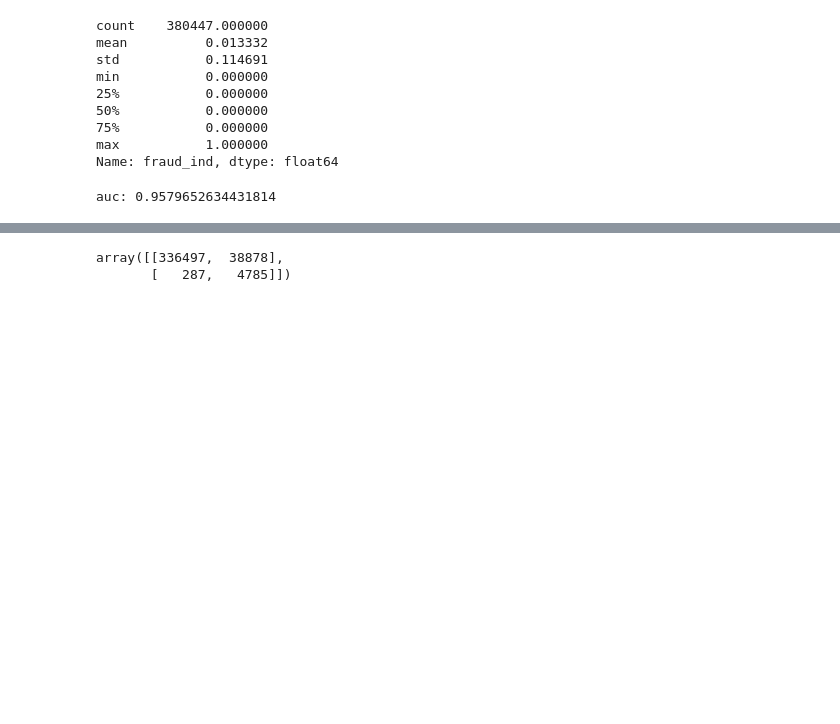
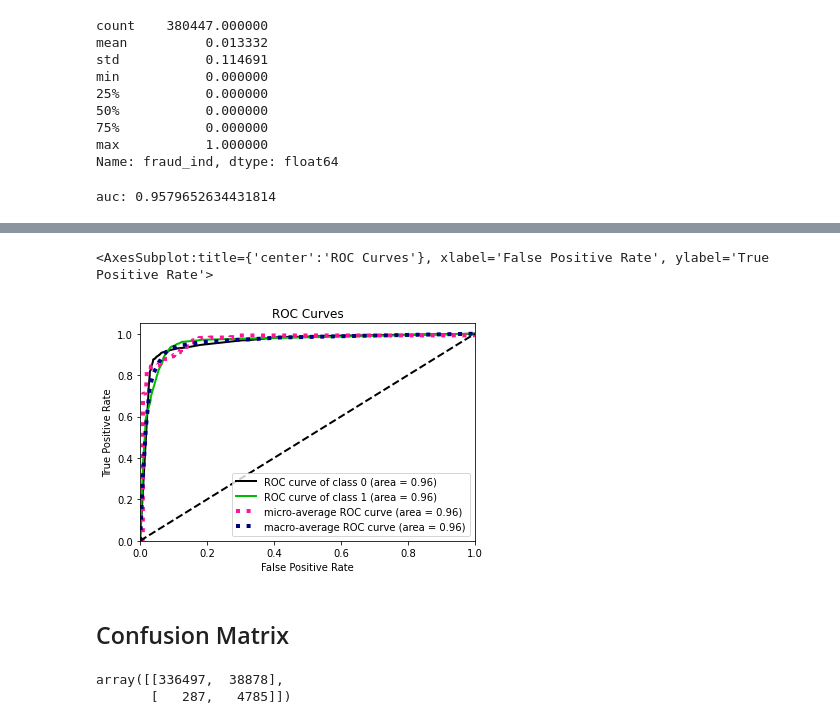
Before and after one commit to kenttw/kent-ai-learning-notebook, a Jupyter notebook: Machine_Learning_Exercise/CreditCard/SimpleModel_LightGBM.ipynb, the cells around one changed output, grey strips where cells are left out. Drawn from its saved outputs; the diff is of its cells as text; code cells hidden in the pictures; blank space fills up the shorter version.

```diff
--- a/Machine_Learning_Exercise/CreditCard/SimpleModel_LightGBM.ipynb
+++ b/Machine_Learning_Exercise/CreditCard/SimpleModel_LightGBM.ipynb
@@ -250,3 +245,19 @@ auc: 0.9579652634431814
+# %%
+import scikitplot as skplt
+
+# be carefule the stacking must be correct XD!!!
+y_pred_2_class = []
+
+for p in y_pred :
+    y_pred_2_class.append([1-p,p])
+y_pred_2_class = np.array(y_pred_2_class)
+
+skplt.metrics.plot_roc(y_test, y_pred_2_class)
+# %% [output]
+<AxesSubplot:title={'center':'ROC Curves'}, xlabel='False Positive Rate', ylabel='True Positive Rate'>
+[figure, added]
+# %% [markdown]
+## Confusion Matrix
 # %%
 cm = confusion_matrix(y_test, (y_pred > 0.5).astype(int), labels=[0,1])
 cm
```
Also changed, not shown: parts of 9 cells of this notebook.
